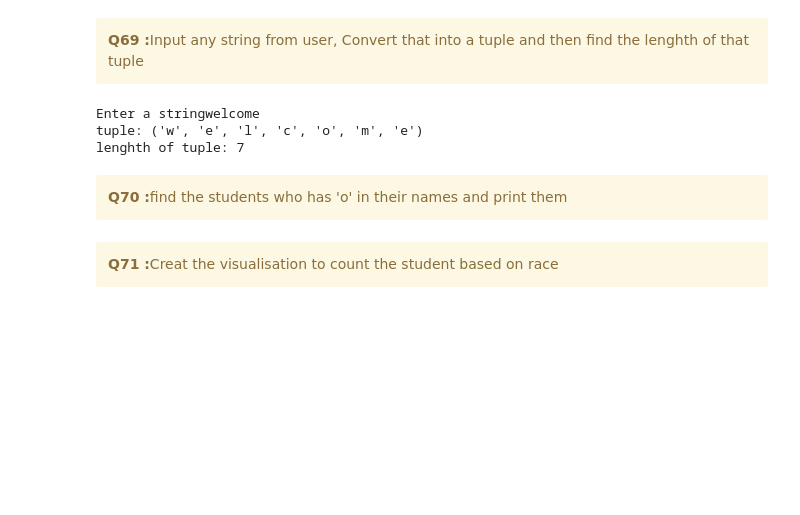
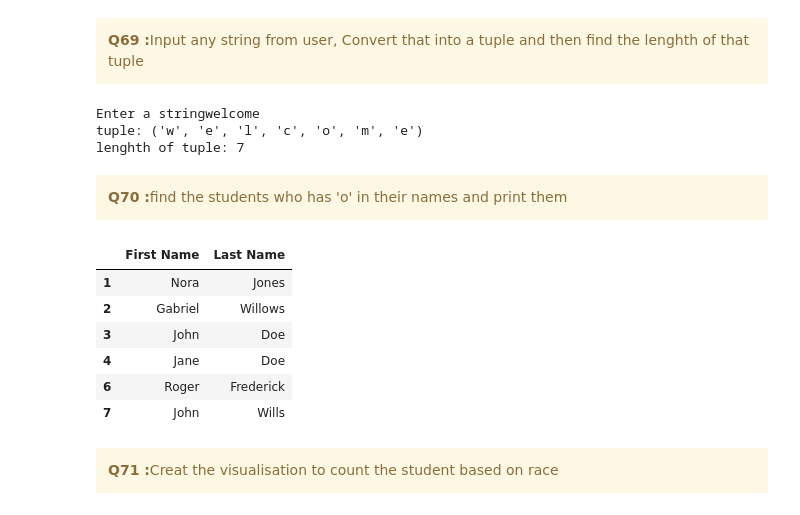
Before and after one commit to Neenu1990/Python_Hackathon_Team_8, a Jupyter notebook: Team8_PythonPioneers_Main80Questions.ipynb, the cells around one changed output. Saved outputs shown, nothing was run; the diff lists cells and outputs as text; code cells hidden in the pictures; blank space fills up the shorter version.

```diff
--- a/Team8_PythonPioneers_Main80Questions.ipynb
+++ b/Team8_PythonPioneers_Main80Questions.ipynb
@@ -395,6 +429,24 @@ lenghth of tuple: 7
 <b>Q70 :</b>find the students who has 'o' in their names and print them
 
 </div>
+# %%
+# Find students whose first or last name contains 'o'
+
+students_with_o = df_Demography[df_Demography['First Name'].str.contains('o', case=False) |
+
+                                df_Demography['Last Name'].str.contains('o', case=False)]
+
+ # Display the names of these students
+
+students_with_o[['First Name', 'Last Name']]
+# %% [output]
+|  | First Name | Last Name |
+| 1 | Nora | Jones |
+| 2 | Gabriel | Willows |
+| 3 | John | Doe |
+| 4 | Jane | Doe |
+| 6 | Roger | Frederick |
+| 7 | John | Wills |
 # %% [markdown]
 <div class="alert alert-block alert-warning">
 <b>Q71 :</b>Creat the visualisation to count the student based on race
```
Also changed, not shown: parts of 10 cells of this notebook.
